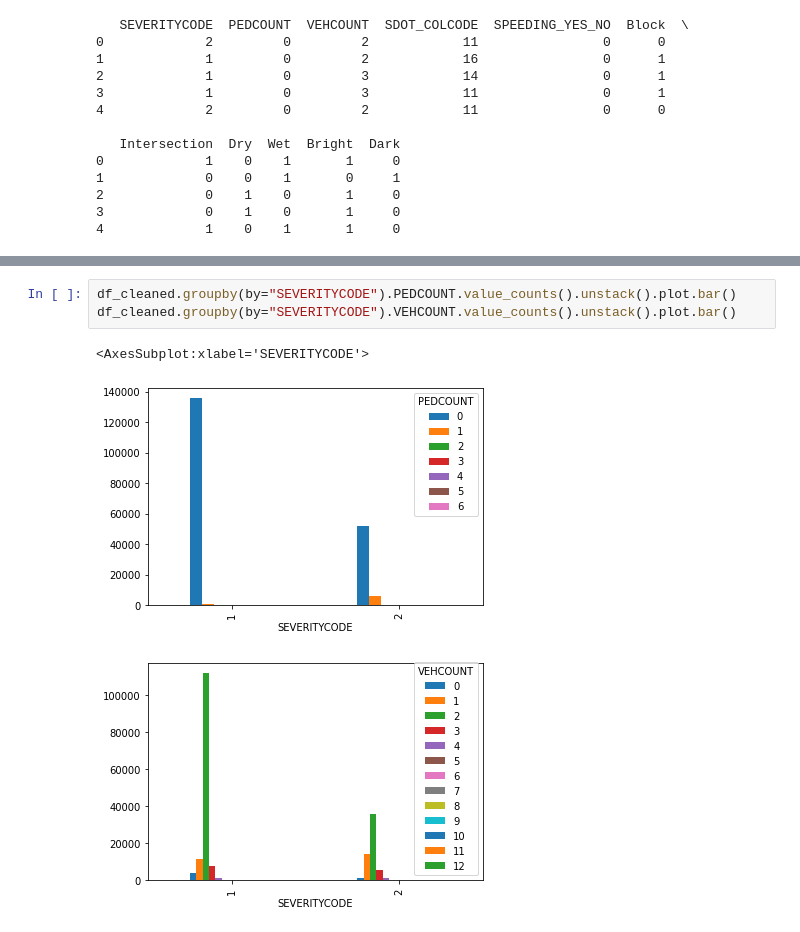
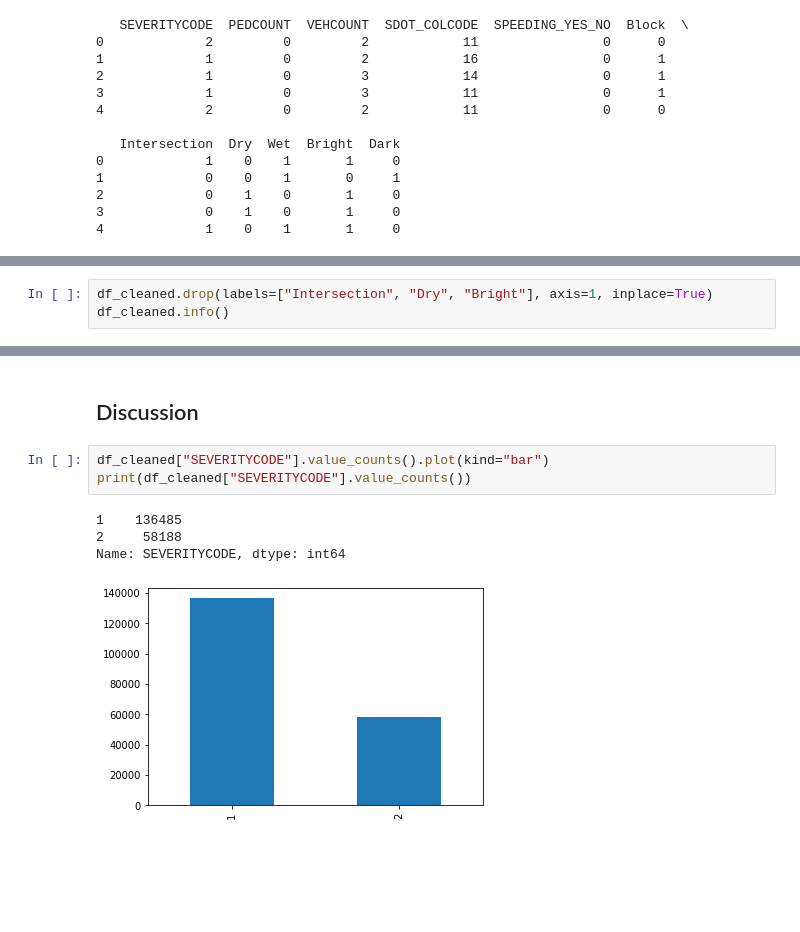
Before and after one commit to wgwei/Coursera_Capstone, a Jupyter notebook: Project_capstone.ipynb, the cells around one changed output, grey strips where cells are left out. Drawn from its saved outputs; the diff is of its cells as text; blank space fills up the shorter version.

```diff
--- a/Project_capstone.ipynb
+++ b/Project_capstone.ipynb
@@ -339,0 +359,3 @@ print(df_cleaned.head())
+# %%
+df_cleaned.drop(labels=["Intersection", "Dry", "Bright"], axis=1, inplace=True)
+df_cleaned.info()
@@ -340,7 +557,10 @@ print(df_cleaned.head())
+# %% [markdown]
+## Discussion
 # %%
-df_cleaned.groupby(by="SEVERITYCODE").PEDCOUNT.value_counts().unstack().plot.bar()
-df_cleaned.groupby(by="SEVERITYCODE").VEHCOUNT.value_counts().unstack().plot.bar()
+df_cleaned["SEVERITYCODE"].value_counts().plot(kind="bar")
+print(df_cleaned["SEVERITYCODE"].value_counts())
 # %% [output]
-<AxesSubplot:xlabel='SEVERITYCODE'>
+1    136485
+2     58188
+Name: SEVERITYCODE, dtype: int64
-[figure, old version]
+[figure, new version]
-[figure, removed]
```
Also changed, not shown: parts of 24 cells of this notebook, 2 other files.
